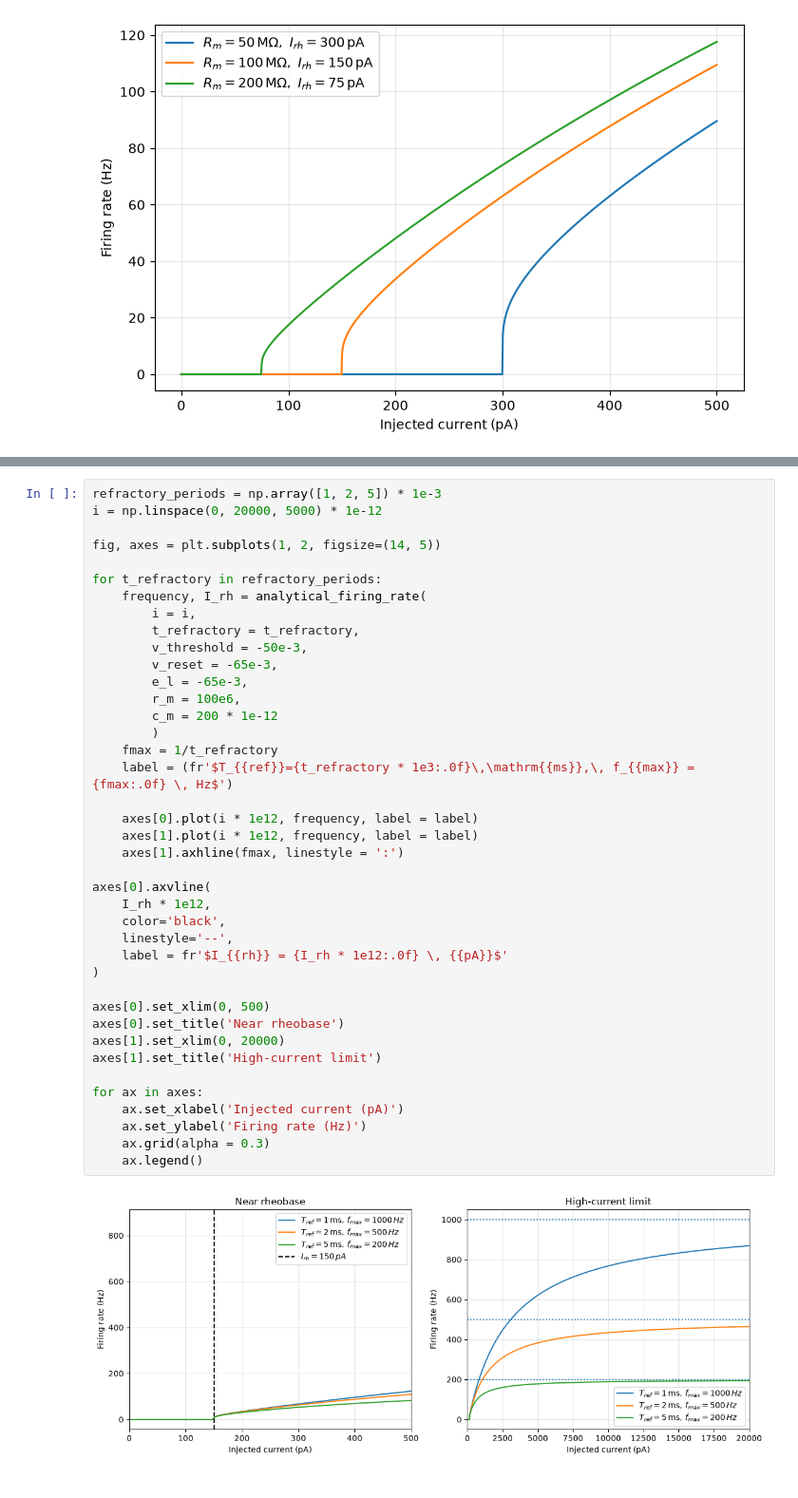
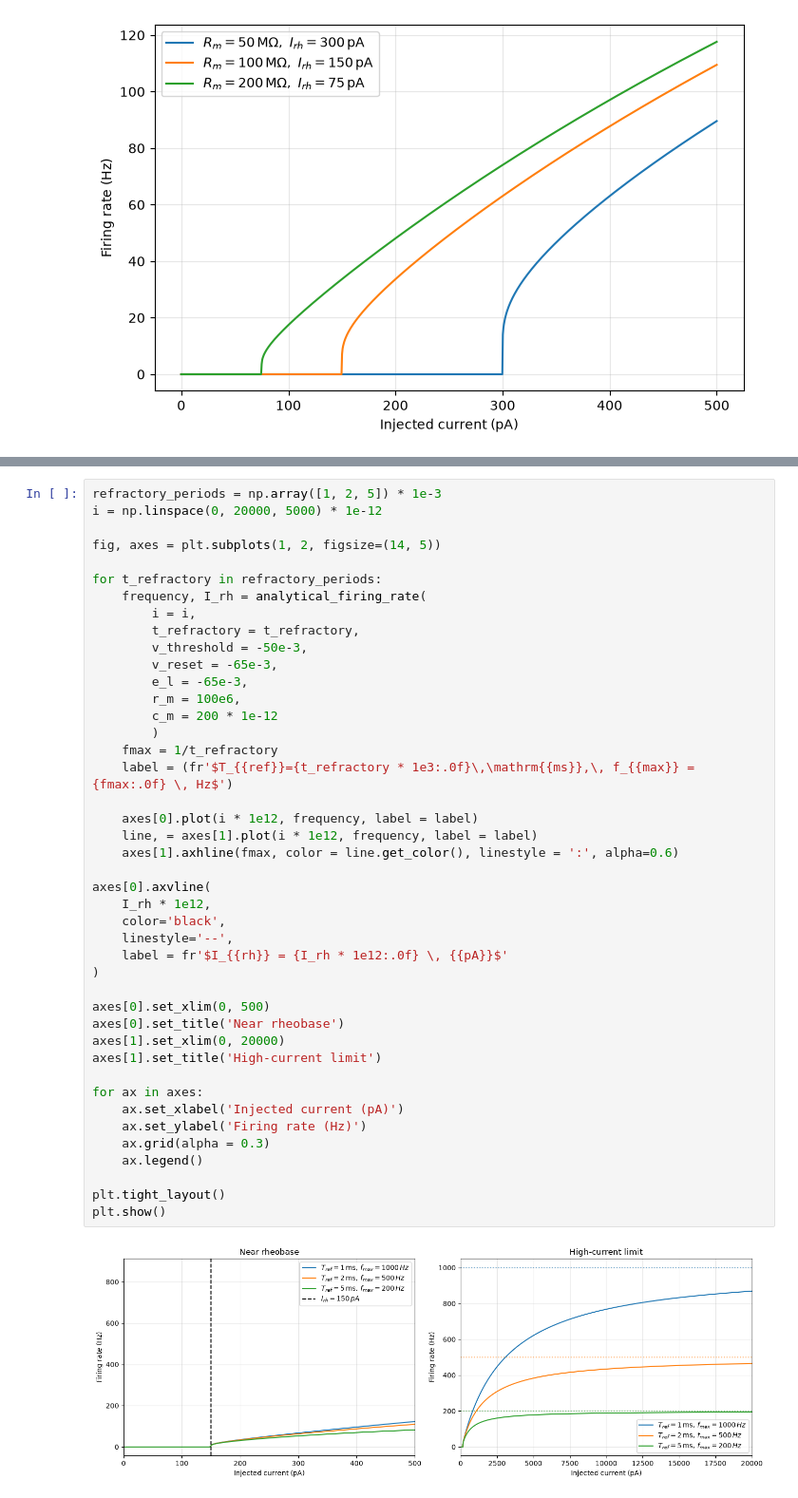
Before and after one commit to Elltropy/Leaky-integrate-and-fire-neuron-dynamics, a Jupyter notebook: notebooks/04_parameter_sensitivity.ipynb, the cells around one changed output, grey strips where cells are left out. Shown at 95% size. Saved outputs shown, nothing was run; the diff lists cells and outputs as text.

```diff
--- a/notebooks/04_parameter_sensitivity.ipynb
+++ b/notebooks/04_parameter_sensitivity.ipynb
@@ -98,33 +185,36 @@ for t_refractory in refractory_periods:
         t_refractory = t_refractory,
         v_threshold = -50e-3,
         v_reset = -65e-3,
         e_l = -65e-3,
         r_m = 100e6,
         c_m = 200 * 1e-12
         )
     fmax = 1/t_refractory
     label = (fr'$T_{{ref}}={t_refractory * 1e3:.0f}\,\mathrm{{ms}},\, f_{{max}} = {fmax:.0f} \, Hz$')
 
     axes[0].plot(i * 1e12, frequency, label = label)
-    axes[1].plot(i * 1e12, frequency, label = label)
-    axes[1].axhline(fmax, linestyle = ':')
+    line, = axes[1].plot(i * 1e12, frequency, label = label)
+    axes[1].axhline(fmax, color = line.get_color(), linestyle = ':', alpha=0.6)
 
 axes[0].axvline(
     I_rh * 1e12,
     color='black',
     linestyle='--',
     label = fr'$I_{{rh}} = {I_rh * 1e12:.0f} \, {{pA}}$'
 )
 
 axes[0].set_xlim(0, 500)
 axes[0].set_title('Near rheobase')
 axes[1].set_xlim(0, 20000)
 axes[1].set_title('High-current limit')
 
 for ax in axes:
     ax.set_xlabel('Injected current (pA)')
     ax.set_ylabel('Firing rate (Hz)')
     ax.grid(alpha = 0.3)
     ax.legend()
+
+plt.tight_layout()
+plt.show()
 # %% [output]
-[figure, old version]
+[figure, new version]
```
Also changed, not shown: parts of 8 cells of this notebook.
